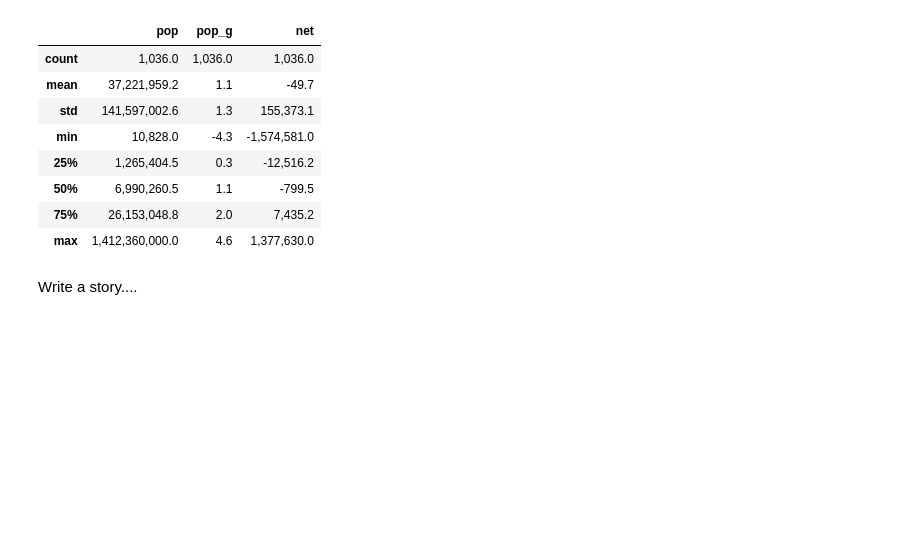
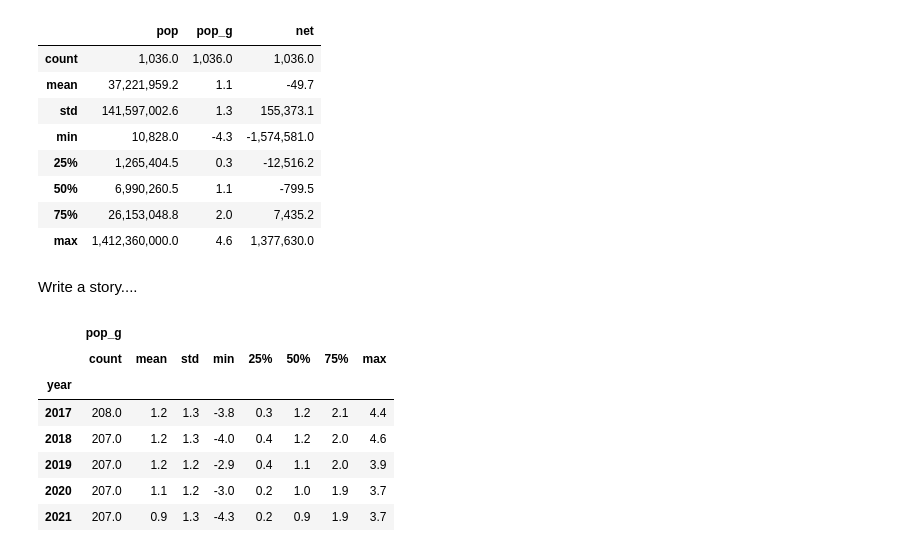
Before and after one commit to FintradeLab/CinC_24_I, a Jupyter notebook: 04_Pandas.ipynb, the cells around one changed output. Cells and saved outputs as stored; diff of their text form; code cells hidden in the pictures; blank space fills up the shorter version.

```diff
--- a/04_Pandas.ipynb
+++ b/04_Pandas.ipynb
@@ -183,3 +183,15 @@ d2.head()
 | max | 1,412,360,000.0 | 4.6 | 1,377,630.0 |
 # %% [markdown]
 Write a story....
+# %%
+ # By index
+ d2[['pop_g']].groupby('year').describe().applymap(lambda x: "{:,.1f}".format(x))
+# %% [output]
+|  | pop_g |  |  |  |  |  |  |  |
+|  | count | mean | std | min | 25% | 50% | 75% | max |
+| year |  |  |  |  |  |  |  |  |
+| 2017 | 208.0 | 1.2 | 1.3 | -3.8 | 0.3 | 1.2 | 2.1 | 4.4 |
+| 2018 | 207.0 | 1.2 | 1.3 | -4.0 | 0.4 | 1.2 | 2.0 | 4.6 |
+| 2019 | 207.0 | 1.2 | 1.2 | -2.9 | 0.4 | 1.1 | 2.0 | 3.9 |
+| 2020 | 207.0 | 1.1 | 1.2 | -3.0 | 0.2 | 1.0 | 1.9 | 3.7 |
+| 2021 | 207.0 | 0.9 | 1.3 | -4.3 | 0.2 | 0.9 | 1.9 | 3.7 |
```
Also changed, not shown: parts of 9 cells of this notebook.
